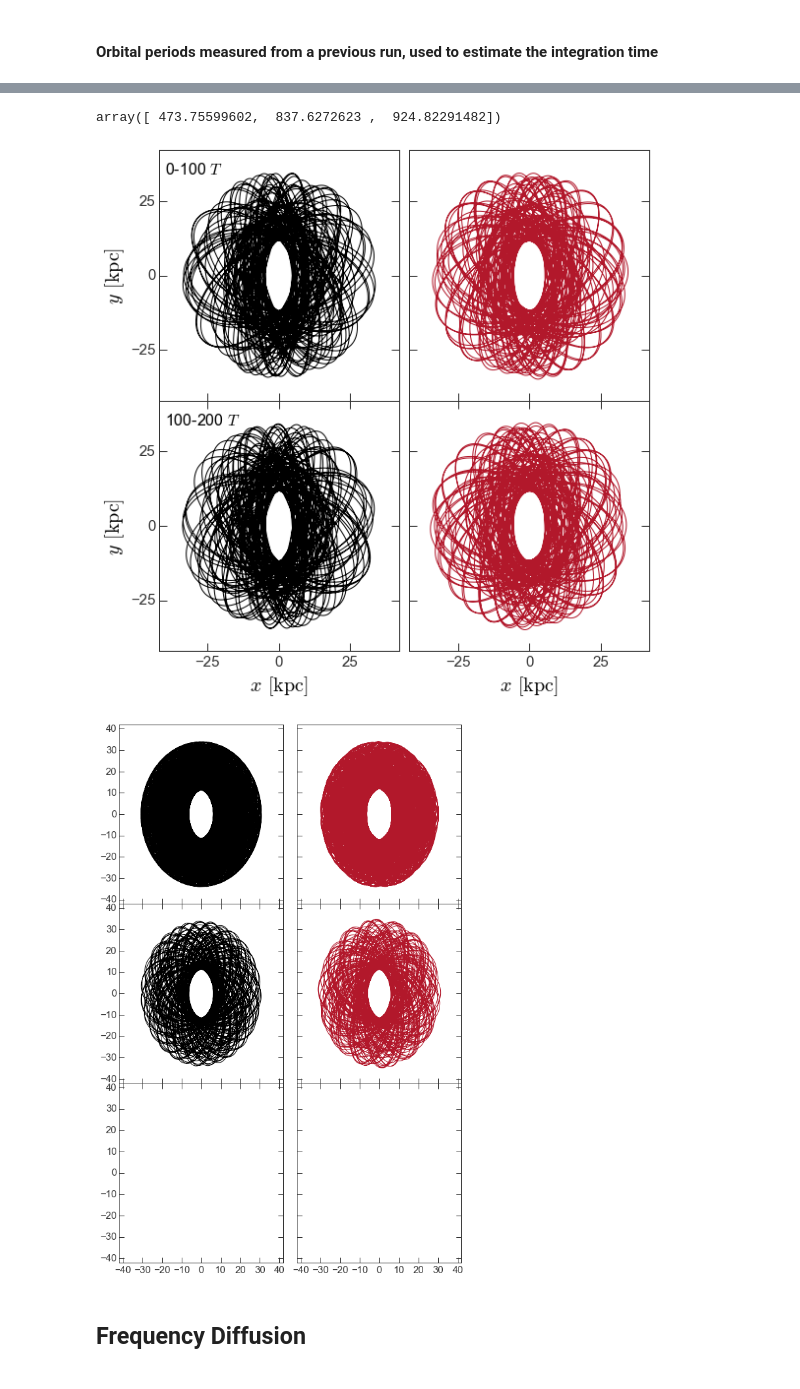
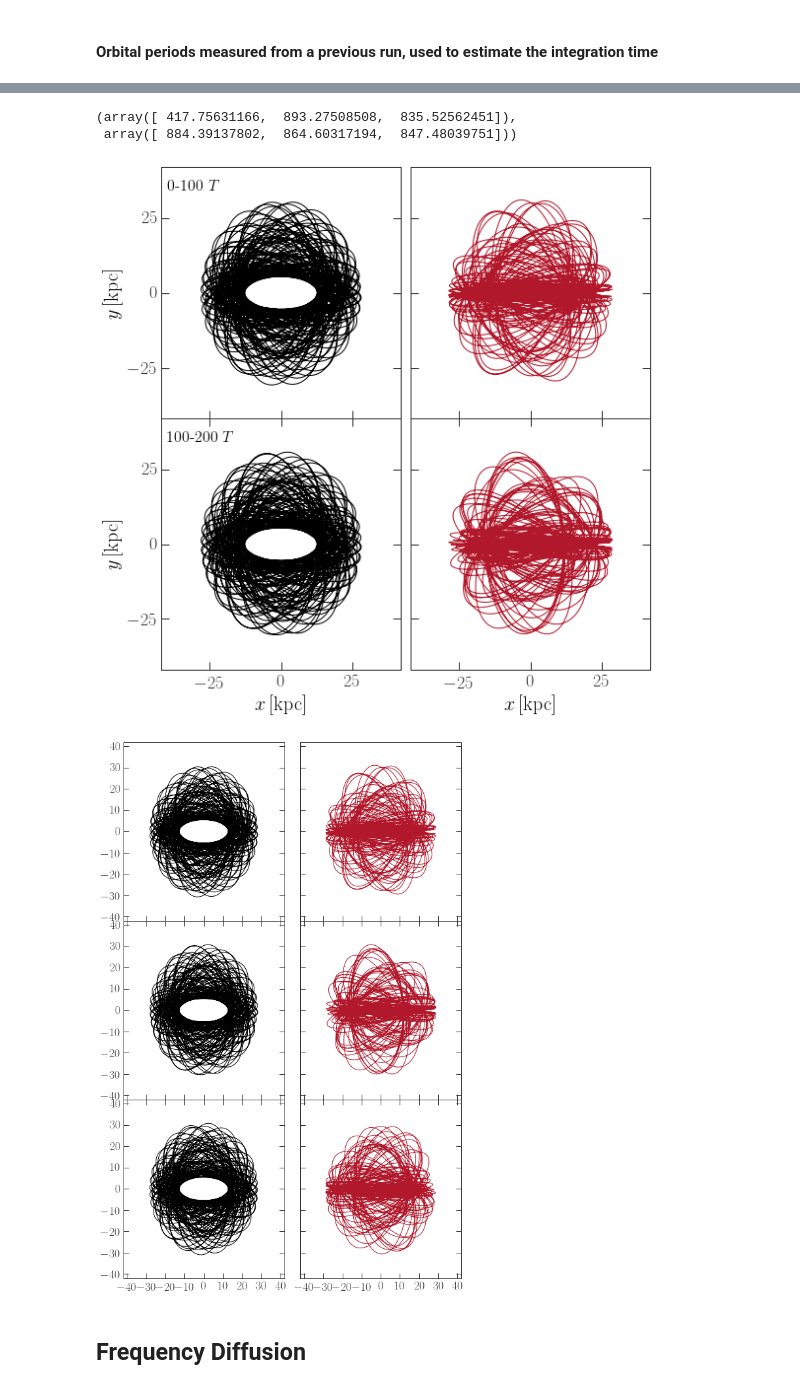
Before and after one commit to adrn/StreamMorphology, a Jupyter notebook: notebooks/Figure - two orbits.ipynb, the cells around one changed output, grey strips where cells are left out. Cells and saved outputs as stored; diff of their text form; code cells hidden in the pictures.

```diff
--- a/notebooks/Figure - two orbits.ipynb
+++ b/notebooks/Figure - two orbits.ipynb
@@ -33,5 +34,5 @@ cs = [reg_c, cha_c]
 # %% [markdown]
 #### Initial conditions for the two orbits - pulled from "Balls of particles" notebook
 # %%
-slow_fast_w0 = np.array([[24.080000000000002, 0.0, 23.200000000000003, 0.0, 0.12172016038883247, 0.0],
-                         [24.080000000000002, 0.0, 24.080000000000002, 0.0, 0.11538114066839752, 0.0]])
+slow_fast_w0 = np.array([[22.76, 0.0, 18.8, 0.0, 0.15610748624460613, 0.0],
+ [22.76, 0.0, 19.680000000000003, 0.0, 0.15086768887859237, 0.0]])
@@ -78,16 +64,18 @@ array([[1, 0, 0],
-# %%
-T = estimate_periods(t, w[:,0])
-T
-# %% [output]
-array([ 473.75599602,  837.6272623 ,  924.82291482])
+# %%
+T1 = estimate_periods(t, w[:,0])
+T2 = estimate_periods(t, w[:,1])
+T1,T2
+# %% [output]
+(array([ 417.75631166,  893.27508508,  835.52562451]),
+ array([ 884.39137802,  864.60317194,  847.48039751]))
 # %%
 # np.save("/Users/adrian/projects/gary/test-data/naff/w.npy", w[:,1])
 # np.save("/Users/adrian/projects/gary/test-data/naff/t.npy", t)
 # %%
 fig,axes = plt.subplots(2,2,figsize=(8,8),sharex=True,sharey=True)
 
-# ix = (0,1) # x,y
-plotix = (1,2) # y,z
+plotix = (0,1) # x,y
+# plotix = (1,2) # y,z
 nplot = int(100*T.max()/dt)
 
 for i in range(2):
@@ -122,25 +110,23 @@ fig.subplots_adjust(hspace=0.)
 
 # fig.savefig("/Users/adrian/papers/papers/stream-morphology/figures/two-orbits.pdf")
 # %% [output]
-[figure, old version]
+[figure, new version]
 # %%
 fig,axes = plt.subplots(3,2,figsize=(8,12),sharex=True,sharey=True)
 
 for i in range(2):
-    axes[0,i].plot(w[100000:300000,i,ix[0]], w[100000:300000,i,ix[1]],
-                   marker=None, linestyle='-', alpha=1., c=cs[i])
-    axes[1,i].plot(w[450000:650000,i,ix[0]], w[450000:650000,i,ix[1]],
-                   marker=None, linestyle='-', alpha=1., c=cs[i])
-    axes[2,i].plot(w[600000:800000,i,ix[0]], w[600000:800000,i,ix[1]],
-                   marker=None, linestyle='-', alpha=1., c=cs[i])
+    derp = w.shape[0] // 10
+    for j in range(3):
+        axes[j,i].plot(w[j*derp:(j+1)*derp,i,plotix[0]], w[j*derp:(j+1)*derp,i,plotix[1]],
+                       marker=None, linestyle='-', alpha=1., c=cs[i])
 
 axes[0,0].set_xlim(-42,42)
 axes[0,0].set_ylim(-42,42)
 
 fig.tight_layout()
 fig.subplots_adjust(hspace=0.)
 # %% [output]
-[figure, old version]
+[figure, new version]
 # %% [markdown]
 ## Frequency Diffusion
 # %%
```
Also changed, not shown: parts of 18 cells of this notebook, 3 other files.
